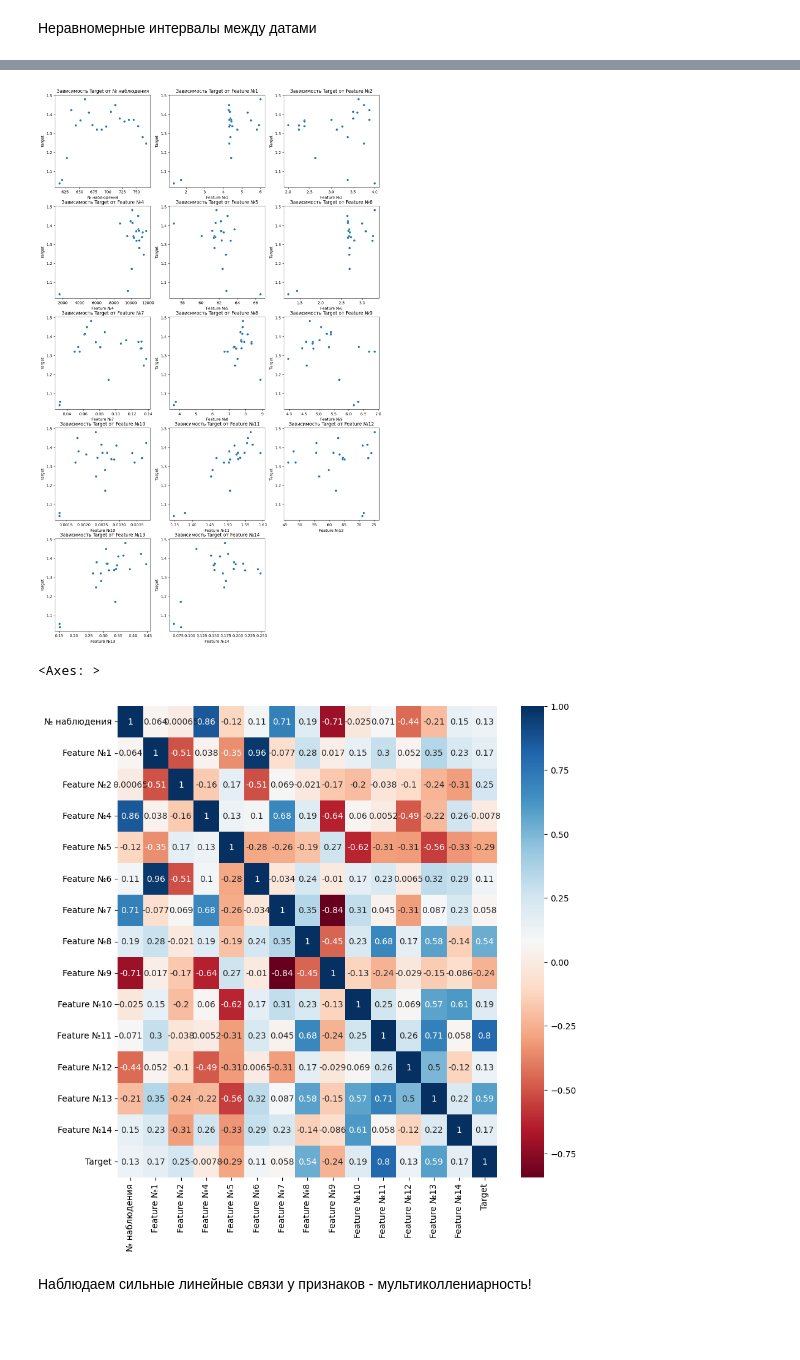
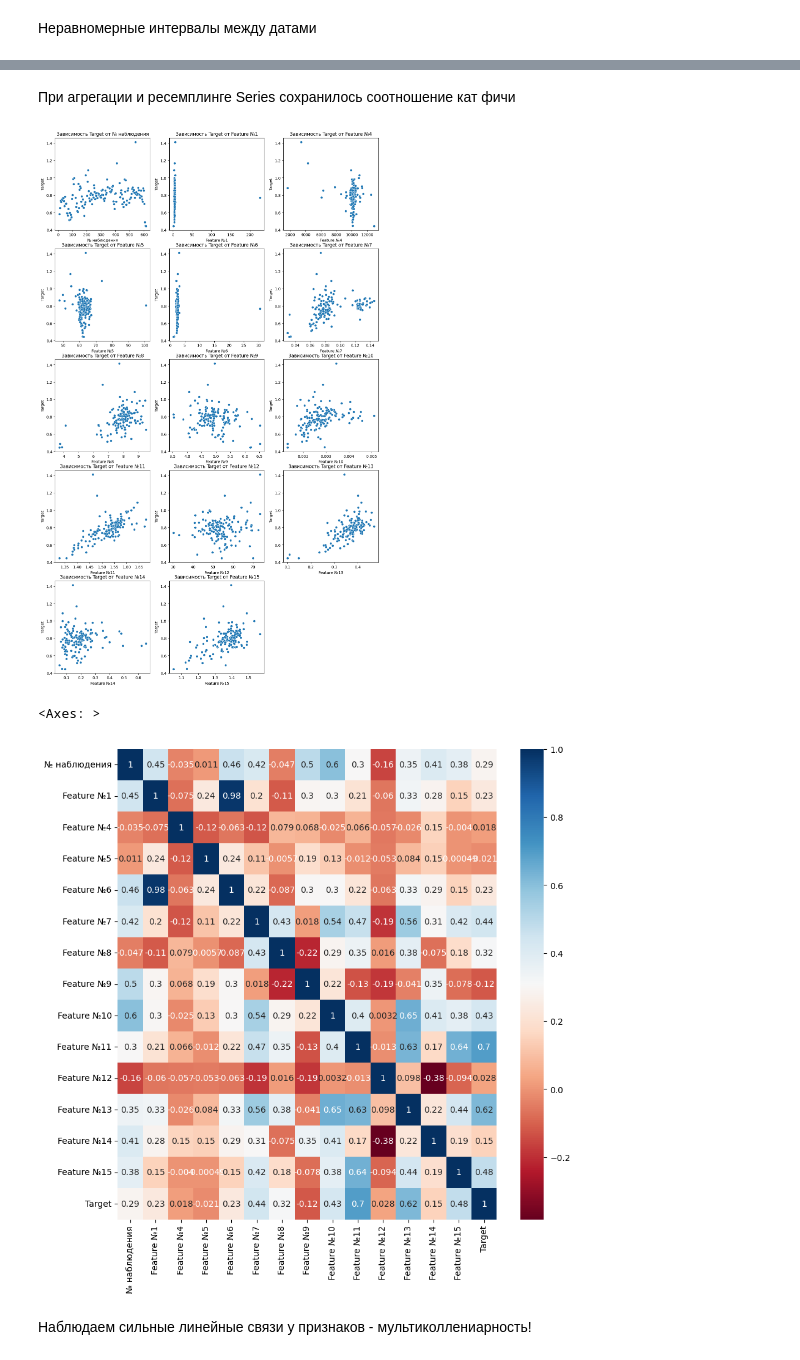
Before and after one commit to Poltava49/My_ML_practice, a Jupyter notebook: time_series/main.ipynb, the cells around one changed output, grey strips where cells are left out. Drawn from its saved outputs; the diff is of its cells as text; code cells hidden in the pictures; blank space fills up the shorter version.

Commit message:
refactor time_series_predict

```diff
--- a/time_series/main.ipynb
+++ b/time_series/main.ipynb
@@ -57,0 +105,7 @@ None
+# %%
+print(data_train.isna().sum())
+print(f'Размерность датасета - {data_train.shape}')
+
+#пропусков не более 10%. Удаляем!
+
+data_train = data_train.dropna()
@@ -90,3 +162,10 @@ memory usage: 19.2+ KB
 # %%
-#Преобразуем тип данных в вещественное число
-result[result.columns] = result[result.columns].astype('float64')
+
+data_train_num = data_train.drop(labels=['Feature №2'], axis=1)
+
+
+#Преобразуем количиственные признаки в вещественные числа
+data_train_num[data_train_num.columns] = data_train_num[data_train_num.columns].astype('float64')
+
+#Категорильную фичу в categorical
+data_train_cat =  data_train['Feature №2'].astype('category')
@@ -138,7 +198,7 @@ def choose_freq_time_series(data, freq):
         freq_results.append(data_new)
     return freq_results
 
-sample_results = choose_freq_time_series(data=result, freq=frequencies)
+sample_results = choose_freq_time_series(data=data_train_num, freq=frequencies)
 
 
 title = []
@@ -169,3 +231,4 @@ plt.show()
 # %%
-result = sample_results[-1]
-result.head(2)
+result_num = sample_results[-2]
+result_cat = data_train_cat.resample('12h').apply(
+    lambda x: x.mode().iloc[0] if not x.mode().empty else np.nan)
@@ -176,3 +255,5 @@ result.head(2)
+# %% [markdown]
+При агрегации и ресемплинге Series сохранилось соотношение кат фичи
 # %%
 def plots_correlation_numeric_features_with_target(data, num_col):
     num_col = num_col.to_list()
@@ -188,15 +269,15 @@ def plots_correlation_numeric_features_with_target(data, num_col):
         plt.ylabel("Target")
         plt.title(f"Зависимость {target} от {feature}")
 
-plots_correlation_numeric_features_with_target(data=result, num_col=result.columns)
+plots_correlation_numeric_features_with_target(data=result_num, num_col=result_num.columns)
 # %% [output]
-[figure, old version]
+[figure, new version]
 # %%
 plt.figure(figsize=(10,10))
-sns.heatmap(data=result.corr(method='spearman'), annot=True, cmap='RdBu')
+sns.heatmap(data=result_num.corr(method='spearman'), annot=True, cmap='RdBu')
 # %% [output]
 <Axes: >
-[figure, old version]
+[figure, new version]
 # %% [markdown]
 Наблюдаем сильные линейные связи у признаков -  мультиколлениарность!
 # %%
```
Also changed, not shown: parts of 49 cells of this notebook, 2 other files.
